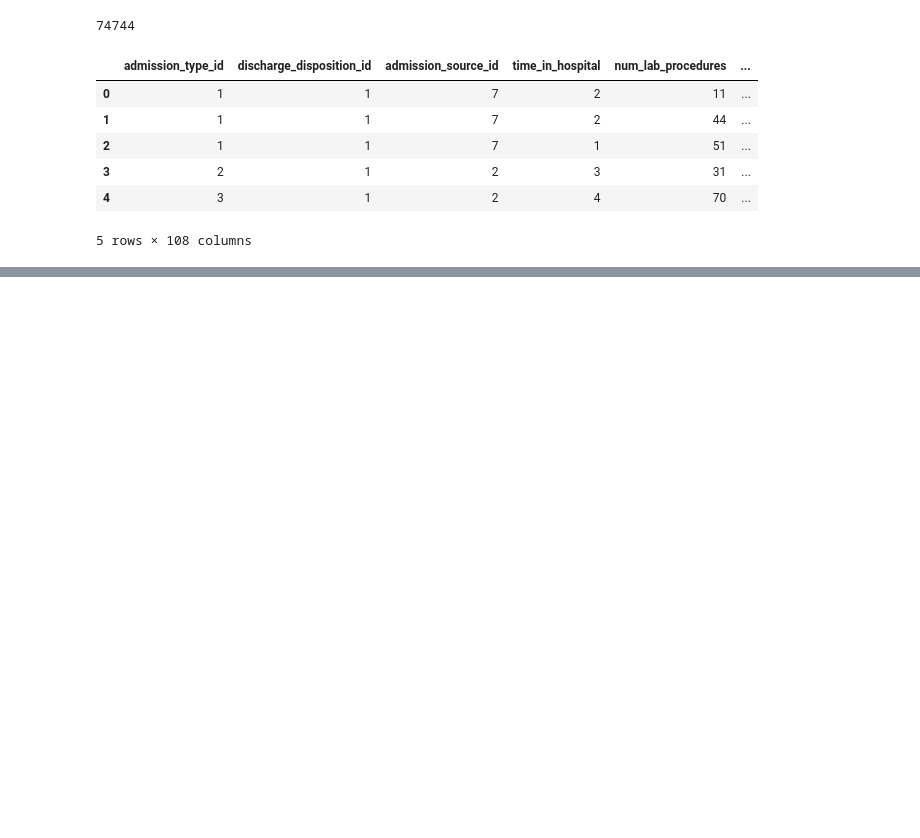
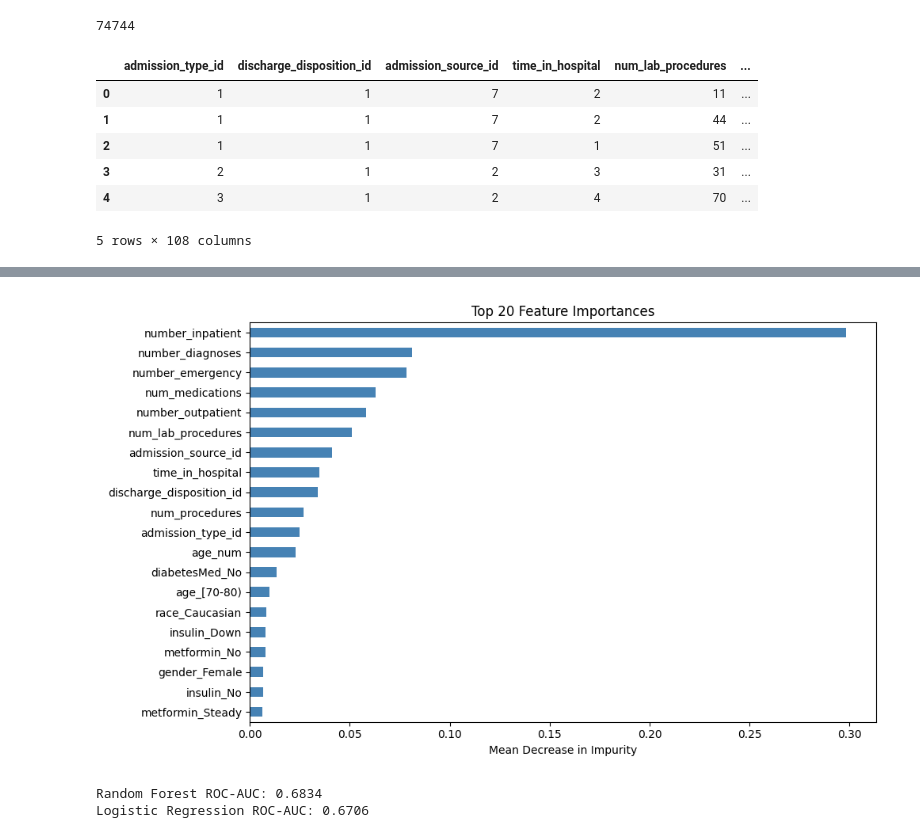
Before and after one commit to gemmagt/mlpharma-examples, a Jupyter notebook: 01-clinical-readmission-prediction/clinical-readmission-prediction.ipynb, the cells around one changed output, grey strips where cells are left out. Saved outputs shown, nothing was run; the diff lists cells and outputs as text; code cells hidden in the pictures; blank space fills up the shorter version.

```diff
--- a/01-clinical-readmission-prediction/clinical-readmission-prediction.ipynb
+++ b/01-clinical-readmission-prediction/clinical-readmission-prediction.ipynb
@@ -76,0 +159,19 @@ df_clean = pd.read_sql("SELECT * FROM patients;", conn)
+# %%
+#train a model, using random forest
+from sklearn.ensemble import RandomForestClassifier
+from sklearn.preprocessing import StandardScaler
+from sklearn.pipeline import Pipeline
+
+pipe = Pipeline([
+    ('scaler', StandardScaler()),
+    ('clf', RandomForestClassifier(
+        n_estimators=200,
+        max_depth=10,
+        class_weight='balanced',   # important: handles class imbalance
+        random_state=42,
+        n_jobs=-1
+    ))
+])
+
+pipe.fit(X_train, y_train)
+print("Training complete.")
@@ -76,0 +223,33 @@ df_clean = pd.read_sql("SELECT * FROM patients;", conn)
+# %%
+rf_model = pipe.named_steps['clf']
+importances = pd.Series(rf_model.feature_importances_, index=X_train.columns)
+top20 = importances.sort_values(ascending=False).head(20)
+
+plt.figure(figsize=(10, 6))
+top20.sort_values().plot(kind='barh', color='steelblue')
+plt.title("Top 20 Feature Importances")
+plt.xlabel("Mean Decrease in Impurity")
+plt.tight_layout()
+plt.show()
+# %% [output]
+[figure, added]
+# %%
+from sklearn.linear_model import LogisticRegression
+
+pipe_lr = Pipeline([
+    ('scaler', StandardScaler()),
+    ('clf', LogisticRegression(
+        max_iter=1000,
+        class_weight='balanced',
+        random_state=42
+    ))
+])
+
+pipe_lr.fit(X_train, y_train)
+y_proba_lr = pipe_lr.predict_proba(X_test)[:, 1]
+
+print(f"Random Forest ROC-AUC: {roc_auc_score(y_test, y_proba):.4f}")
+print(f"Logistic Regression ROC-AUC: {roc_auc_score(y_test, y_proba_lr):.4f}")
+# %% [output]
+Random Forest ROC-AUC: 0.6834
+Logistic Regression ROC-AUC: 0.6706
```
Also changed, not shown: parts of 10 cells of this notebook, 1 other file.
